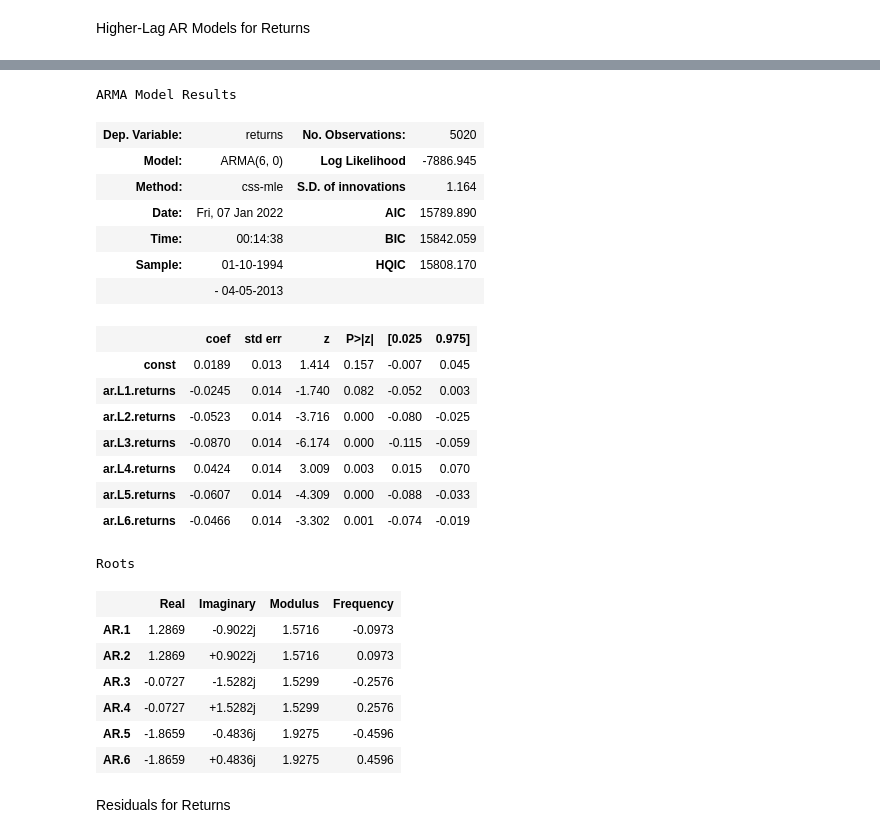
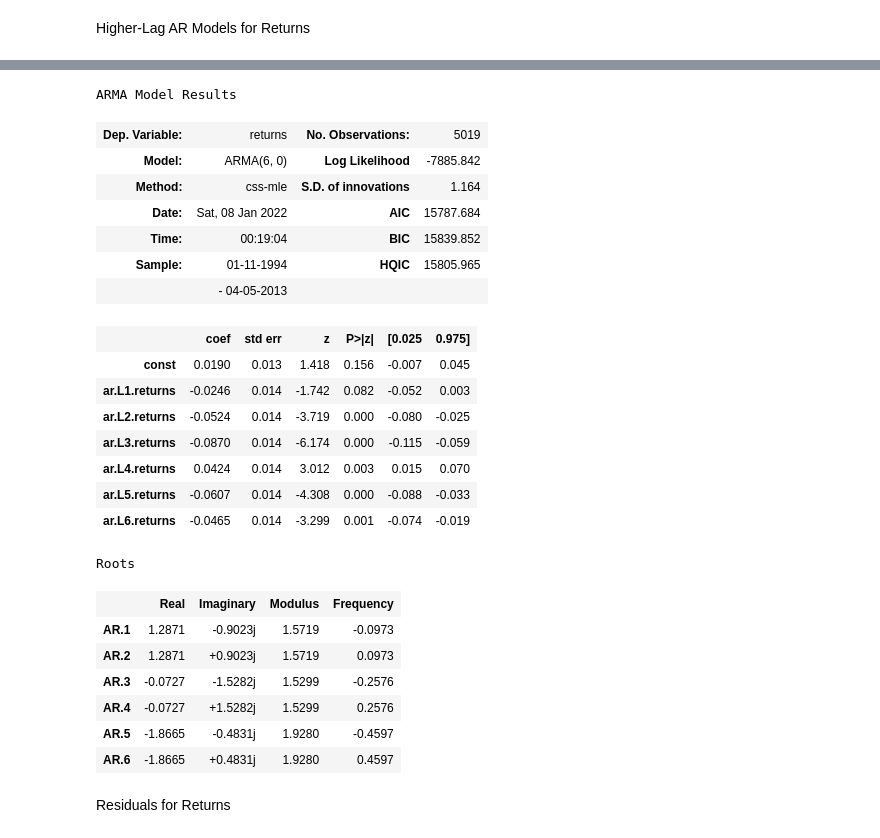
Before and after one commit to jjsalazarr/curso-series-temporales, a Jupyter notebook: 7. ARMA autorregresivos de medias moviles/Python/9_ARMA_.ipynb, the cells around one changed output, grey strips where cells are left out. Cells and saved outputs as stored; diff of their text form; code cells hidden in the pictures.

```diff
--- a/7. ARMA autorregresivos de medias moviles/Python/9_ARMA_.ipynb
+++ b/7. ARMA autorregresivos de medias moviles/Python/9_ARMA_.ipynb
@@ -101,9 +101,9 @@ plt.show()
 # %% [markdown]
 AR(1) for Returns
 # %%
-model_ret_ar_1_ma_1 = ARMA(df.returns[1:], order=(1,0))
-results_ret_ar_1_ma_1 = model_ret_ar_1_ma_1.fit()
-results_ret_ar_1_ma_1.summary()
+model_ret_ar_1 = ARMA(df.returns[1:], order=(1,0))
+results_ret_ar_1= model_ret_ar_1.fit()
+results_ret_ar_1.summary()
 # %% [output]
 ARMA Model Results
 | Dep. Variable: | returns | No. Observations: | 5020 |
@@ -122,9 +122,9 @@ Roots
 # %% [markdown]
 Residuals for AR(1)
 # %%
-df['res_ret_ar_1_ma_1'] = results_ret_ar_1_ma_1.resid[1:]
+df['res_ret_ar_1'] = results_ret_ar_1.resid[1:]
 
-df.res_ret_ar_1_ma_1.plot(figsize = (20,5))
+df.res_ret_ar_1.plot(figsize = (20,5))
 plt.title("Residuals of Returns AR(1)", size=24)
 plt.show()
 # %% [output]
@@ -230,32 +236,32 @@ Roots
 # %%
-model_ret_ar_1_ma_6 = ARMA(df.returns[1:], order=(6,0))
-results_ret_ar_1_ma_6 = model_ret_ar_1_ma_6.fit()
-results_ret_ar_1_ma_6.summary()
+model_ret_ar_6 = ARMA(df.returns[1:], order=(6,0))
+results_ret_ar_6 = model_ret_ar_6.fit()
+results_ret_ar_6.summary()
 # %% [output]
 ARMA Model Results
-| Dep. Variable: | returns | No. Observations: | 5020 |
-| Model: | ARMA(6, 0) | Log Likelihood | -7886.945 |
+| Dep. Variable: | returns | No. Observations: | 5019 |
+| Model: | ARMA(6, 0) | Log Likelihood | -7885.842 |
 | Method: | css-mle | S.D. of innovations | 1.164 |
-| Date: | Fri, 07 Jan 2022 | AIC | 15789.890 |
-| Time: | 00:14:38 | BIC | 15842.059 |
-| Sample: | 01-10-1994 | HQIC | 15808.170 |
+| Date: | Sat, 08 Jan 2022 | AIC | 15787.684 |
+| Time: | 00:19:04 | BIC | 15839.852 |
+| Sample: | 01-11-1994 | HQIC | 15805.965 |
 |  | - 04-05-2013 |  |  |
 |  | coef | std err | z | P>|z| | [0.025 | 0.975] |
-| const | 0.0189 | 0.013 | 1.414 | 0.157 | -0.007 | 0.045 |
-| ar.L1.returns | -0.0245 | 0.014 | -1.740 | 0.082 | -0.052 | 0.003 |
-| ar.L2.returns | -0.0523 | 0.014 | -3.716 | 0.000 | -0.080 | -0.025 |
+| const | 0.0190 | 0.013 | 1.418 | 0.156 | -0.007 | 0.045 |
+| ar.L1.returns | -0.0246 | 0.014 | -1.742 | 0.082 | -0.052 | 0.003 |
+| ar.L2.returns | -0.0524 | 0.014 | -3.719 | 0.000 | -0.080 | -0.025 |
 | ar.L3.returns | -0.0870 | 0.014 | -6.174 | 0.000 | -0.115 | -0.059 |
-| ar.L4.returns | 0.0424 | 0.014 | 3.009 | 0.003 | 0.015 | 0.070 |
-| ar.L5.returns | -0.0607 | 0.014 | -4.309 | 0.000 | -0.088 | -0.033 |
-| ar.L6.returns | -0.0466 | 0.014 | -3.302 | 0.001 | -0.074 | -0.019 |
+| ar.L4.returns | 0.0424 | 0.014 | 3.012 | 0.003 | 0.015 | 0.070 |
+| ar.L5.returns | -0.0607 | 0.014 | -4.308 | 0.000 | -0.088 | -0.033 |
+| ar.L6.returns | -0.0465 | 0.014 | -3.299 | 0.001 | -0.074 | -0.019 |
 Roots
 |  | Real | Imaginary | Modulus | Frequency |
-| AR.1 | 1.2869 | -0.9022j | 1.5716 | -0.0973 |
-| AR.2 | 1.2869 | +0.9022j | 1.5716 | 0.0973 |
+| AR.1 | 1.2871 | -0.9023j | 1.5719 | -0.0973 |
+| AR.2 | 1.2871 | +0.9023j | 1.5719 | 0.0973 |
 | AR.3 | -0.0727 | -1.5282j | 1.5299 | -0.2576 |
 | AR.4 | -0.0727 | +1.5282j | 1.5299 | 0.2576 |
-| AR.5 | -1.8659 | -0.4836j | 1.9275 | -0.4596 |
-| AR.6 | -1.8659 | +0.4836j | 1.9275 | 0.4596 |
+| AR.5 | -1.8665 | -0.4831j | 1.9280 | -0.4597 |
+| AR.6 | -1.8665 | +0.4831j | 1.9280 | 0.4597 |
 # %% [markdown]
 Residuals for Returns
 # %% [markdown]
```
Also changed, not shown: parts of 8 cells of this notebook.
